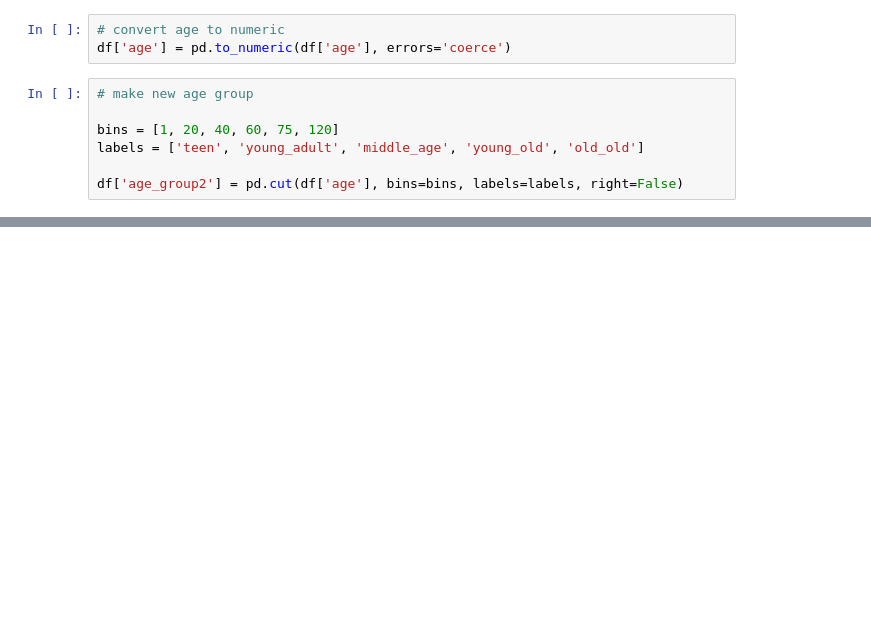
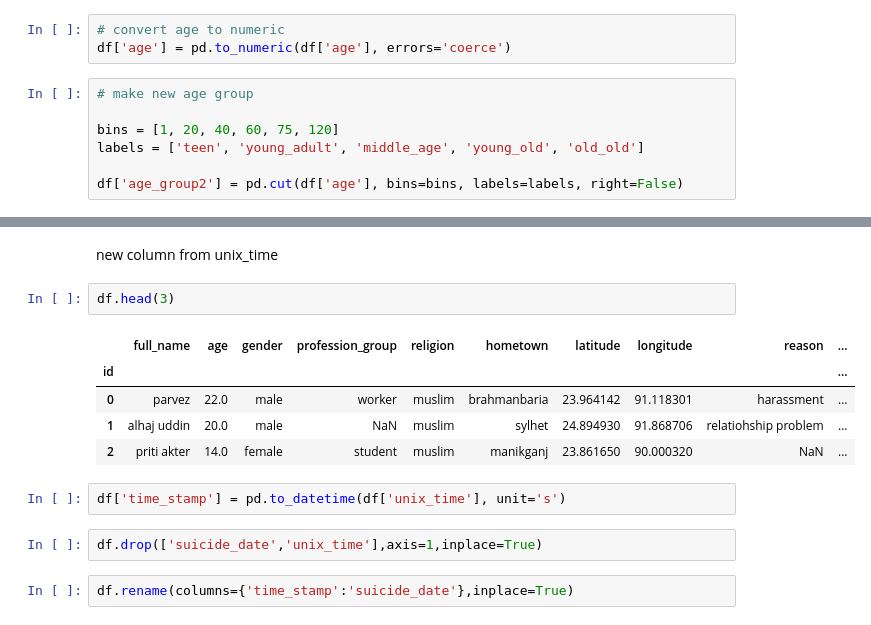
Before and after one commit to rahad404/Bangladesh-Suicide-Analysis, a Jupyter notebook: bd_suicide.ipynb, the cells around one changed output, grey strips where cells are left out. Drawn from its saved outputs; the diff is of its cells as text; blank space fills up the shorter version.

```diff
--- a/bd_suicide.ipynb
+++ b/bd_suicide.ipynb
@@ -60,0 +111,16 @@ df['age_group2'] = pd.cut(df['age'], bins=bins, labels=labels, right=False)
+# %% [markdown]
+new column from unix_time
+# %%
+df.head(3)
+# %% [output]
+|  | full_name | age | gender | profession_group | religion | hometown | latitude | longitude | reason | ... |
+| id |  |  |  |  |  |  |  |  |  | ... |
+| 0 | parvez | 22.0 | male | worker | muslim | brahmanbaria | 23.964142 | 91.118301 | harassment | ... |
+| 1 | alhaj uddin | 20.0 | male | NaN | muslim | sylhet | 24.894930 | 91.868706 | relatiohship problem | ... |
+| 2 | priti akter | 14.0 | female | student | muslim | manikganj | 23.861650 | 90.000320 | NaN | ... |
+# %%
+df['time_stamp'] = pd.to_datetime(df['unix_time'], unit='s')
+# %%
+df.drop(['suicide_date','unix_time'],axis=1,inplace=True)
+# %%
+df.rename(columns={'time_stamp':'suicide_date'},inplace=True)
```
Also changed, not shown: parts of 13 cells of this notebook.
